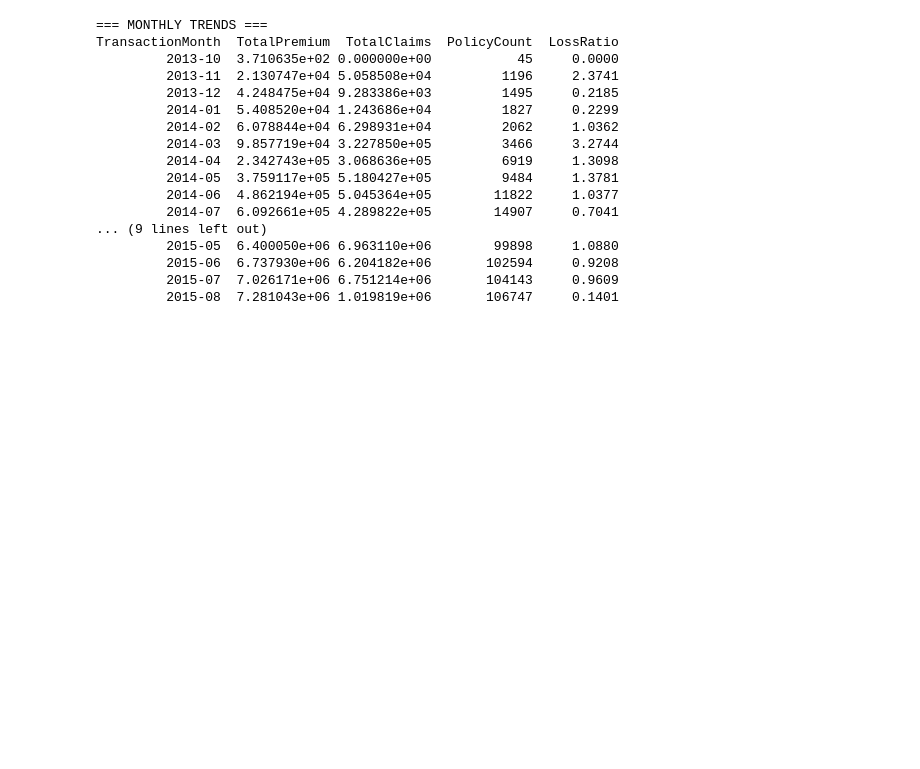
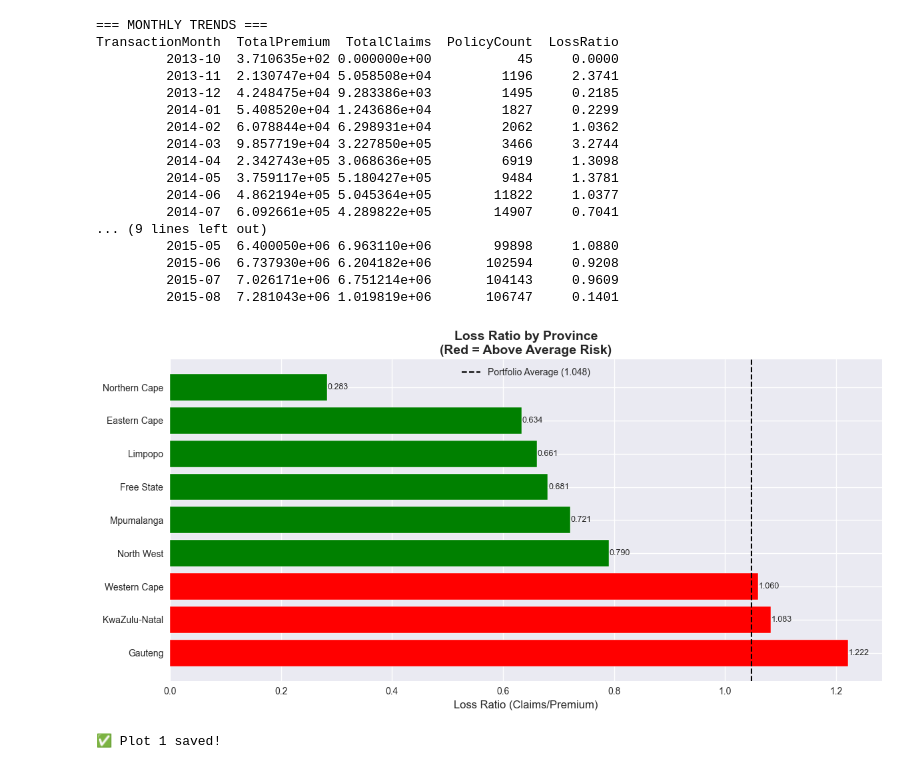
Before and after one commit to Samrawit-alemu/insurance-risk-analytics, a Jupyter notebook: notebooks/01_eda.ipynb, the cells around one changed output. Drawn from its saved outputs; the diff is of its cells as text; code cells hidden in the pictures; blank space fills up the shorter version.

Commit message:
feat: complete EDA with loss ratio analysis, 6 visualizations and data cleaning

```diff
--- a/notebooks/01_eda.ipynb
+++ b/notebooks/01_eda.ipynb
@@ -254,3 +254,35 @@ TransactionMonth  TotalPremium  TotalClaims  PolicyCount  LossRatio
          2015-06  6.737930e+06 6.204182e+06       102594     0.9208
          2015-07  7.026171e+06 6.751214e+06       104143     0.9609
          2015-08  7.281043e+06 1.019819e+06       106747     0.1401
+# %%
+if 'Province' in df.columns:
+    fig, ax = plt.subplots(figsize=(12, 6))
+
+    colors = ['red' if x > overall_loss_ratio else 'green'
+              for x in province_stats['LossRatio']]
+
+    bars = ax.barh(province_stats['Province'],
+                   province_stats['LossRatio'],
+                   color=colors, edgecolor='white')
+
+    ax.axvline(overall_loss_ratio, color='black',
+               linestyle='--', linewidth=1.5,
+               label=f'Portfolio Average ({overall_loss_ratio:.3f})')
+
+    ax.set_title('Loss Ratio by Province\n(Red = Above Average Risk)',
+                 fontsize=14, fontweight='bold')
+    ax.set_xlabel('Loss Ratio (Claims/Premium)', fontsize=12)
+    ax.legend()
+
+    # Add value labels
+    for bar, val in zip(bars, province_stats['LossRatio']):
+        ax.text(val + 0.001, bar.get_y() + bar.get_height()/2,
+                f'{val:.3f}', va='center', fontsize=9)
+
+    plt.tight_layout()
+    plt.savefig('../reports/loss_ratio_by_province.png', dpi=150)
+    plt.show()
+    print("✅ Plot 1 saved!")
+# %% [output]
+[figure, added]
+✅ Plot 1 saved!
```
Also changed, not shown: parts of 7 cells of this notebook, 5 other files.
